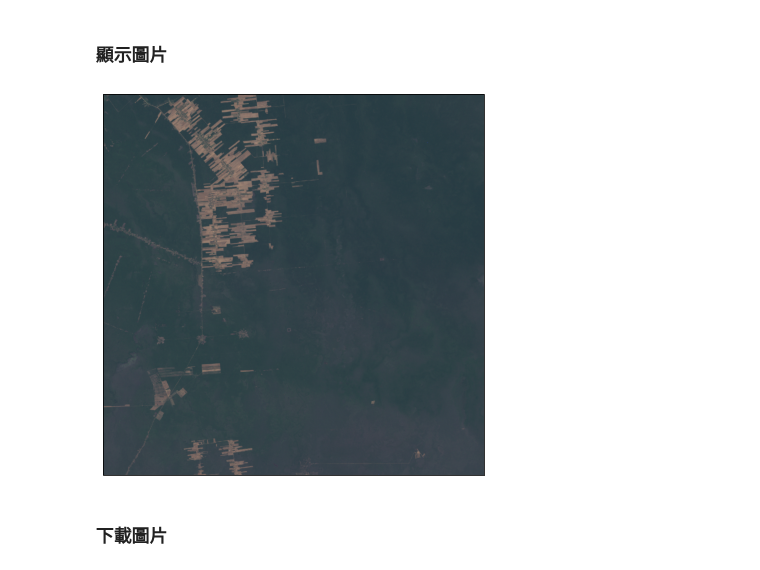
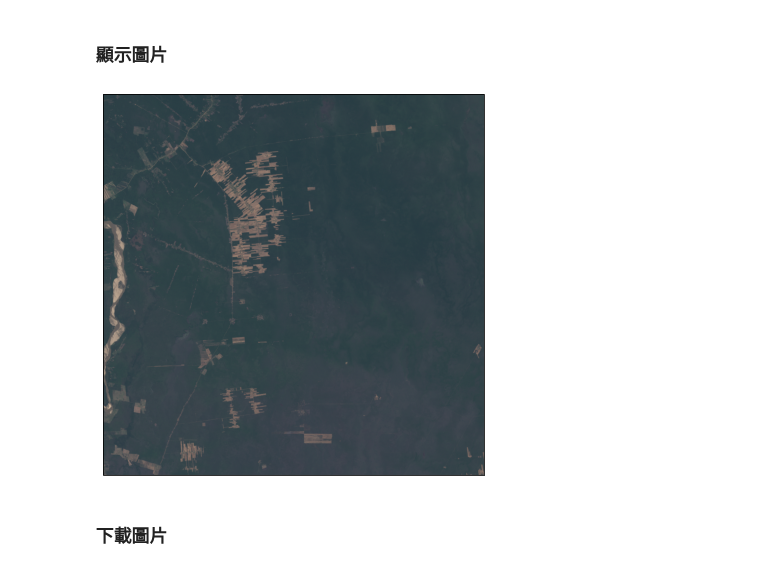
Before and after one commit to alalala666/cbir-project, a Jupyter notebook: get_image.ipynb, the cells around one changed output. Cells and saved outputs as stored; diff of their text form; code cells hidden in the pictures.

```diff
--- a/get_image.ipynb
+++ b/get_image.ipynb
@@ -72,15 +72,15 @@ image = ee.Image(collection.first())
 <h3> 顯示圖片 </h3>
 # %%
 #設定範圍
-w = 0.2
-h = 0.2
+w = 0.3
+h = 0.3
 region = [lon - w, lat - h, lon + w, lat + h]
 
 fig = plt.figure(figsize=(10, 7))
 ax = cartoee.get_map(image, region=region, vis_params=vis_params)
 plt.show()
 # %% [output]
-[figure, old version]
+[figure, new version]
 # %% [markdown]
 <h3>下載圖片</h3>
 # %%
```
Also changed, not shown: 58 other files.
